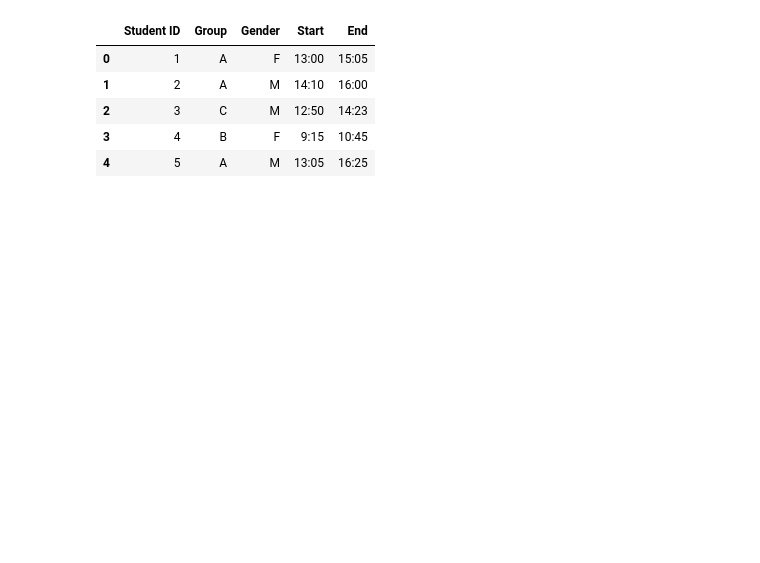
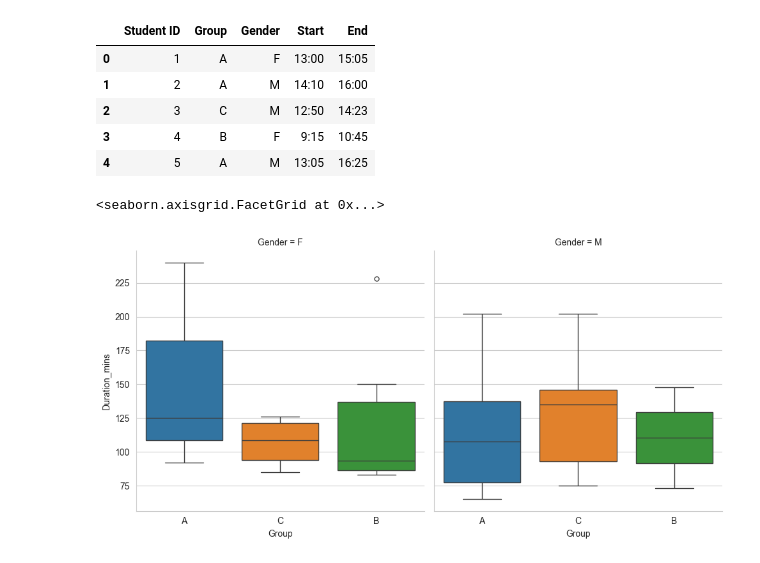
Before and after one commit to amornpan/pstat, a Jupyter notebook: 2025-12-27/exercise3-g6817400261.ipynb, the cells around one changed output. Cells and saved outputs as stored; diff of their text form; code cells hidden in the pictures; blank space fills up the shorter version.

```diff
--- a/2025-12-27/exercise3-g5817400261.ipynb
+++ b/2025-12-27/exercise3-g6817400261.ipynb
@@ -73,4 +97,29 @@ df_test.head()
 | 3 | 4 | B | F | 9:15 | 10:45 |
 | 4 | 5 | A | M | 13:05 | 16:25 |
 # %%
-# Your code
+# 2. แปลง String เป็น Datetime (เพื่อให้คำนวณลบกันได้)
+# format='%H:%M' คือการบอกว่าข้อมูลมาในรูปแบบ ชั่วโมง:นาที
+df_test['Start_Time'] = pd.to_datetime(df_test['Start'], format='%H:%M')
+df_test['End_Time'] = pd.to_datetime(df_test['End'], format='%H:%M')
+# %%
+# 3. คำนวณระยะเวลา (Duration)
+# ผลลัพธ์ที่ได้จะเป็นประเภท Timedelta
+df_test['Duration'] = df_test['End_Time'] - df_test['Start_Time']
+# %%
+# 4. แปลงเป็นหน่วย "นาที" (Duration_mins)
+# ใช้ .dt.total_seconds() แปลงเป็นวินาทีทั้งหมดก่อน แล้วหาร 60
+df_test['Duration_mins'] = df_test['Duration'].dt.total_seconds() / 60
+# %%
+# --- ส่วนการสร้างกราฟ ---
+sns.set_style("whitegrid") # ตั้งค่าพื้นหลังให้คล้ายรูป (มีเส้น Grid)
+
+sns.catplot(data=df_test,
+            kind='box',        # ประเภทกราฟ Boxplot
+            x='Group',         # แกน X เป็นกลุ่ม A, B, C
+            y='Duration_mins', # แกน Y เป็นระยะเวลาที่คำนวณมา
+            col='Gender',      # แยกกราฟซ้ายขวาตามเพศ (Key สำคัญตามรูป)
+            hue='Group',       # ให้สีต่างกันตามกลุ่ม
+            palette='tab10')
+# %% [output]
+<seaborn.axisgrid.FacetGrid at 0x...>
+[figure, added]
```
Also changed, not shown: parts of 2 cells of this notebook.
